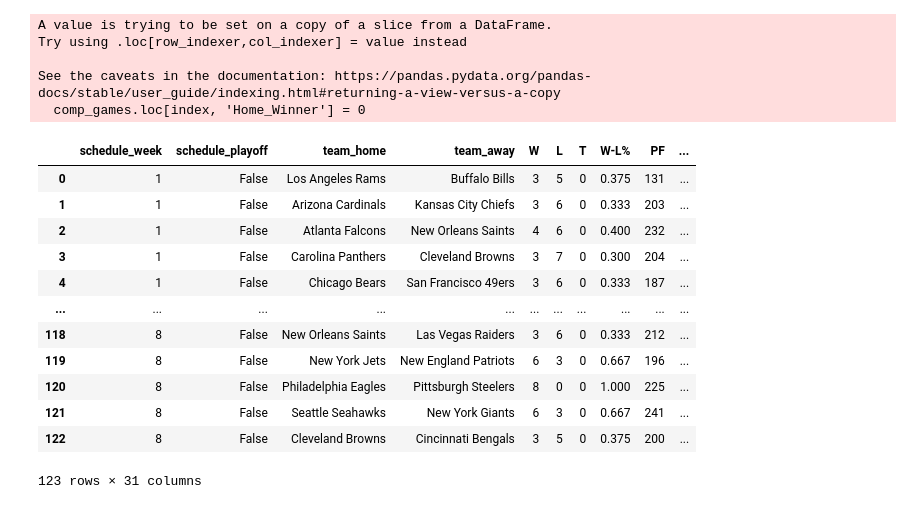
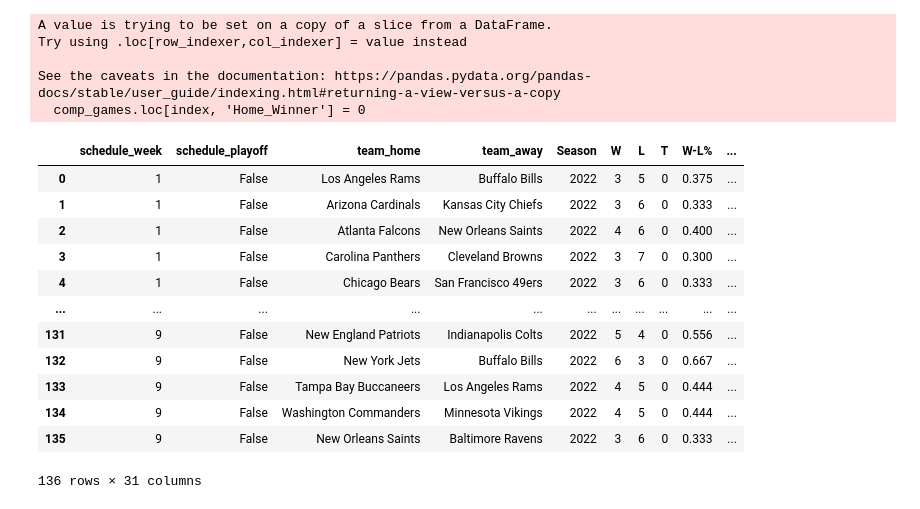
Before and after one commit to AggieSportsAnalytics/OddsMaker, a Jupyter notebook: game-predict.ipynb, the cells around one changed output. Drawn from its saved outputs; the diff is of its cells as text; code cells hidden in the pictures.

Commit message:
✨ Added 2019+ seasons for training, updated scores

```diff
--- a/game-predict.ipynb
+++ b/game-predict.ipynb
@@ -34,21 +34,21 @@ comp_games = comp_games.drop(['score_home', 'score_away'], axis=1)
 uncomp_games = uncomp_games.drop(['score_home', 'score_away'], axis=1)
 # %%
 # Display training data
-comp_games
+comp_games.groupby('Season').get_group(2022)
 # %% [output]
-|  | schedule_week | schedule_playoff | team_home | team_away | W | L | T | W-L% | PF | ... |
-| 0 | 1 | False | Los Angeles Rams | Buffalo Bills | 3 | 5 | 0 | 0.375 | 131 | ... |
-| 1 | 1 | False | Arizona Cardinals | Kansas City Chiefs | 3 | 6 | 0 | 0.333 | 203 | ... |
-| 2 | 1 | False | Atlanta Falcons | New Orleans Saints | 4 | 6 | 0 | 0.400 | 232 | ... |
-| 3 | 1 | False | Carolina Panthers | Cleveland Browns | 3 | 7 | 0 | 0.300 | 204 | ... |
-| 4 | 1 | False | Chicago Bears | San Francisco 49ers | 3 | 6 | 0 | 0.333 | 187 | ... |
+|  | schedule_week | schedule_playoff | team_home | team_away | Season | W | L | T | W-L% | ... |
+| 0 | 1 | False | Los Angeles Rams | Buffalo Bills | 2022 | 3 | 5 | 0 | 0.375 | ... |
+| 1 | 1 | False | Arizona Cardinals | Kansas City Chiefs | 2022 | 3 | 6 | 0 | 0.333 | ... |
+| 2 | 1 | False | Atlanta Falcons | New Orleans Saints | 2022 | 4 | 6 | 0 | 0.400 | ... |
+| 3 | 1 | False | Carolina Panthers | Cleveland Browns | 2022 | 3 | 7 | 0 | 0.300 | ... |
+| 4 | 1 | False | Chicago Bears | San Francisco 49ers | 2022 | 3 | 6 | 0 | 0.333 | ... |
 | ... | ... | ... | ... | ... | ... | ... | ... | ... | ... | ... |
-| 118 | 8 | False | New Orleans Saints | Las Vegas Raiders | 3 | 6 | 0 | 0.333 | 212 | ... |
-| 119 | 8 | False | New York Jets | New England Patriots | 6 | 3 | 0 | 0.667 | 196 | ... |
-| 120 | 8 | False | Philadelphia Eagles | Pittsburgh Steelers | 8 | 0 | 0 | 1.000 | 225 | ... |
-| 121 | 8 | False | Seattle Seahawks | New York Giants | 6 | 3 | 0 | 0.667 | 241 | ... |
-| 122 | 8 | False | Cleveland Browns | Cincinnati Bengals | 3 | 5 | 0 | 0.375 | 200 | ... |
+| 131 | 9 | False | New England Patriots | Indianapolis Colts | 2022 | 5 | 4 | 0 | 0.556 | ... |
+| 132 | 9 | False | New York Jets | Buffalo Bills | 2022 | 6 | 3 | 0 | 0.667 | ... |
+| 133 | 9 | False | Tampa Bay Buccaneers | Los Angeles Rams | 2022 | 4 | 5 | 0 | 0.444 | ... |
+| 134 | 9 | False | Washington Commanders | Minnesota Vikings | 2022 | 4 | 5 | 0 | 0.444 | ... |
+| 135 | 9 | False | New Orleans Saints | Baltimore Ravens | 2022 | 3 | 6 | 0 | 0.333 | ... |
-123 rows × 31 columns
+136 rows × 31 columns
 # %%
 # Set X and Y
 X = comp_games.drop(['Home_Winner'], 1)
```
Also changed, not shown: parts of 4 cells of this notebook, 4 other files.
